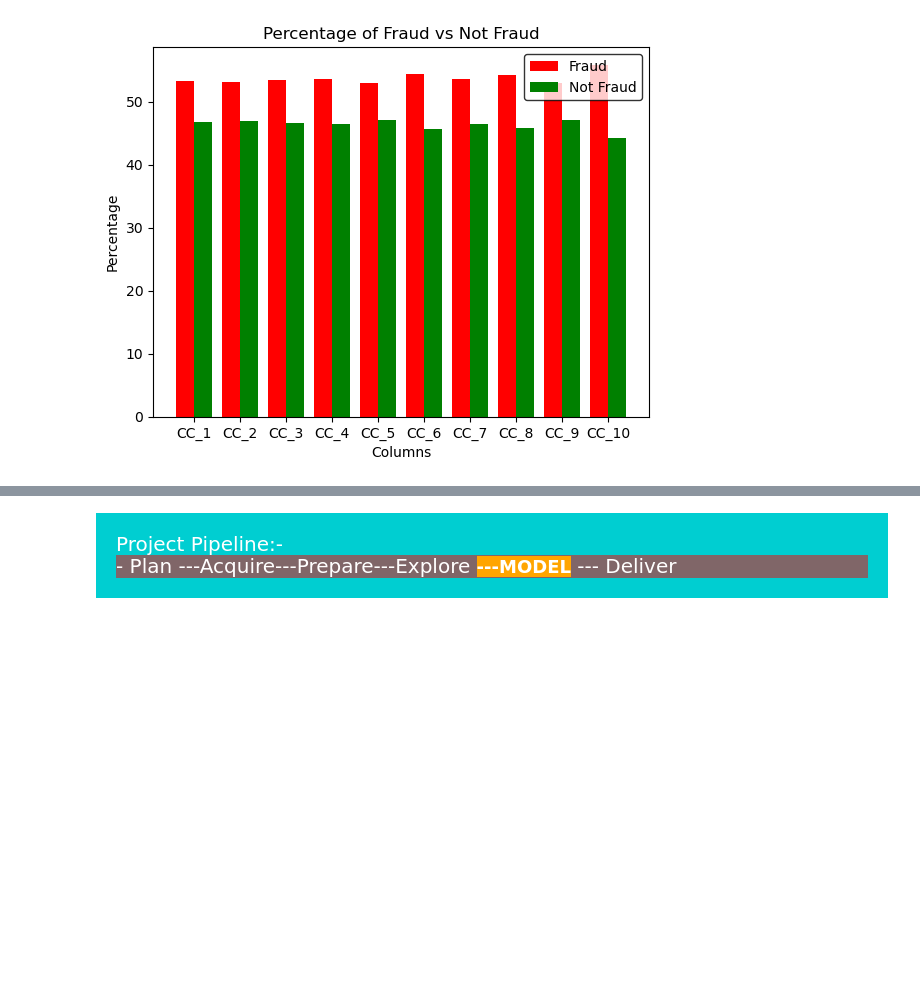
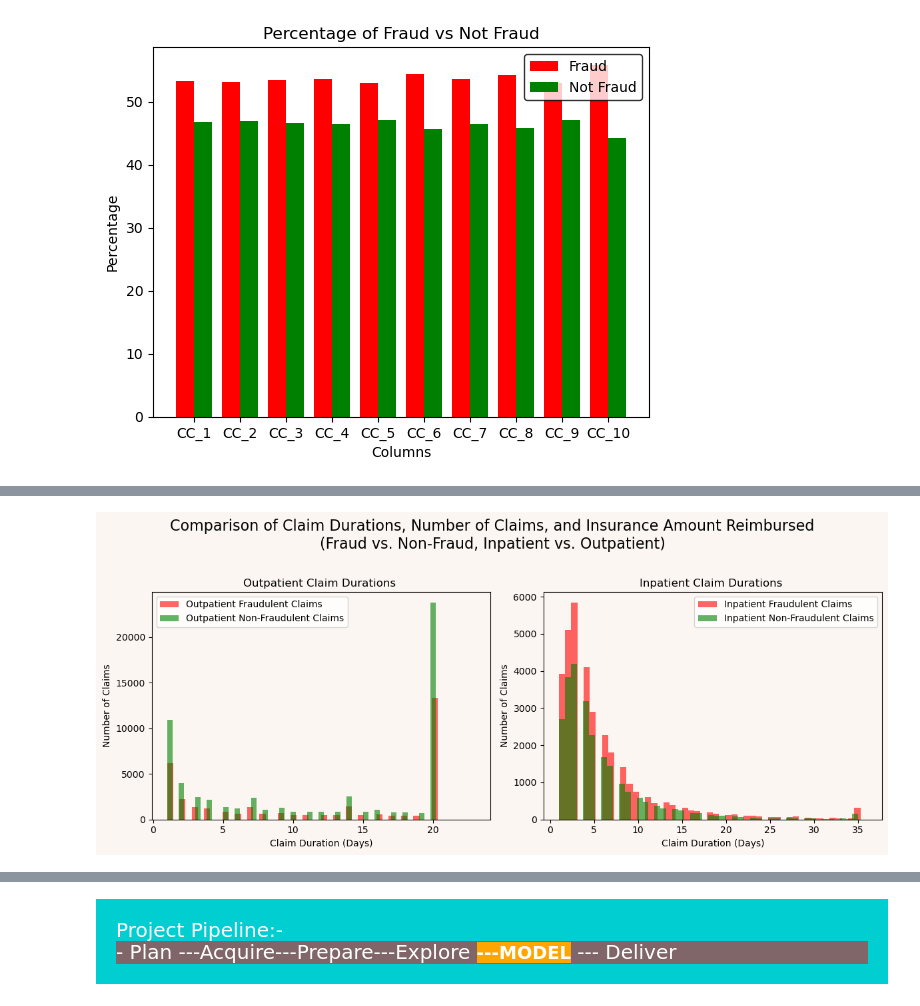
Before and after one commit to AswathyRadha100/Fraud_Detection_In_Healthcare, a Jupyter notebook: Workbooks/Ramiro/Final_Notebook_Draft.ipynb, the cells around one changed output, grey strips where cells are left out. Cells and saved outputs as stored; diff of their text form; code cells hidden in the pictures; blank space fills up the shorter version.

```diff
--- a/Workbooks/Ramiro/Final_Notebook_Draft.ipynb
+++ b/Workbooks/Ramiro/Final_Notebook_Draft.ipynb
@@ -1281,0 +1364,44 @@ CC_10: Fraud 55.84%, Not Fraud 44.16%
+# %%
+# Create subplots for outpatient and inpatient data
+fig, axes = plt.subplots(nrows=1, ncols=2, figsize=(12, 5), facecolor='#FBF6F1')
+plt.suptitle("Comparison of Claim Durations, Number of Claims, and Insurance Amount Reimbursed\n(Fraud vs. Non-Fraud, Inpatient vs. Outpatient)", y=1.02, fontsize=16, ha='center')
+# Plot outpatient data (excluding 0 days claim duration)
+outpatient_fraud_claim_durations = outpatient_df[(outpatient_df['potentialfraud'] == 'Yes') & (outpatient_df['claimduration'] > 0)]['claimduration']
+outpatient_non_fraud_claim_durations = outpatient_df[(outpatient_df['potentialfraud'] == 'No') & (outpatient_df['claimduration'] > 0)]['claimduration']
+axes[0].hist(outpatient_fraud_claim_durations, bins=50, color='red', alpha=0.6, label='Outpatient Fraudulent Claims')
+axes[0].hist(outpatient_non_fraud_claim_durations, bins=50, color='green', alpha=0.6, label='Outpatient Non-Fraudulent Claims')
+axes[0].set_title('Outpatient Claim Durations ')
+axes[0].set_xlabel('Claim Duration (Days)')
+axes[0].set_ylabel('Number of Claims')
+axes[0].set_facecolor('#FBF6F1')
+axes[0].legend()
+axes[0].legend(labelcolor='black')
+
+# Plot inpatient data (excluding 0 days claim duration)
+inpatient_fraud_claim_durations = inpatient_df[(inpatient_df['potentialfraud'] == 'Yes') & (inpatient_df['claimduration'] > 0)]['claimduration']
+inpatient_non_fraud_claim_durations = inpatient_df[(inpatient_df['potentialfraud'] == 'No') & (inpatient_df['claimduration'] > 0)]['claimduration']
+axes[1].hist(inpatient_fraud_claim_durations, bins=50, color='red', alpha=0.6, label='Inpatient Fraudulent Claims')
+axes[1].hist(inpatient_non_fraud_claim_durations, bins=50, color='green', alpha=0.6, label='Inpatient Non-Fraudulent Claims')
+axes[1].set_title('Inpatient Claim Durations ')
+axes[1].set_xlabel('Claim Duration (Days)')
+axes[1].set_ylabel('Number of Claims')
+axes[1].set_facecolor('#FBF6F1')
+axes[1].legend()
+axes[1].legend(labelcolor='black')
+# Adjust layout
+plt.tight_layout()
+# Show the subplots
+plt.gca().set_facecolor('#FBF6F1')
+plt.gca().spines['bottom'].set_color('black')
+plt.gca().spines['top'].set_color('black')
+plt.gca().spines['right'].set_color('black')
+plt.gca().spines['left'].set_color('black')
+plt.gca().tick_params(axis='x', colors='black')
+plt.gca().tick_params(axis='y', colors='black')
+plt.gca().title.set_color('black')
+plt.gca().xaxis.label.set_color('black')
+plt.gca().yaxis.label.set_color('black')
+
+plt.show()
+# %% [output]
+[figure, added]
```
Also changed, not shown: parts of 24 cells of this notebook.
